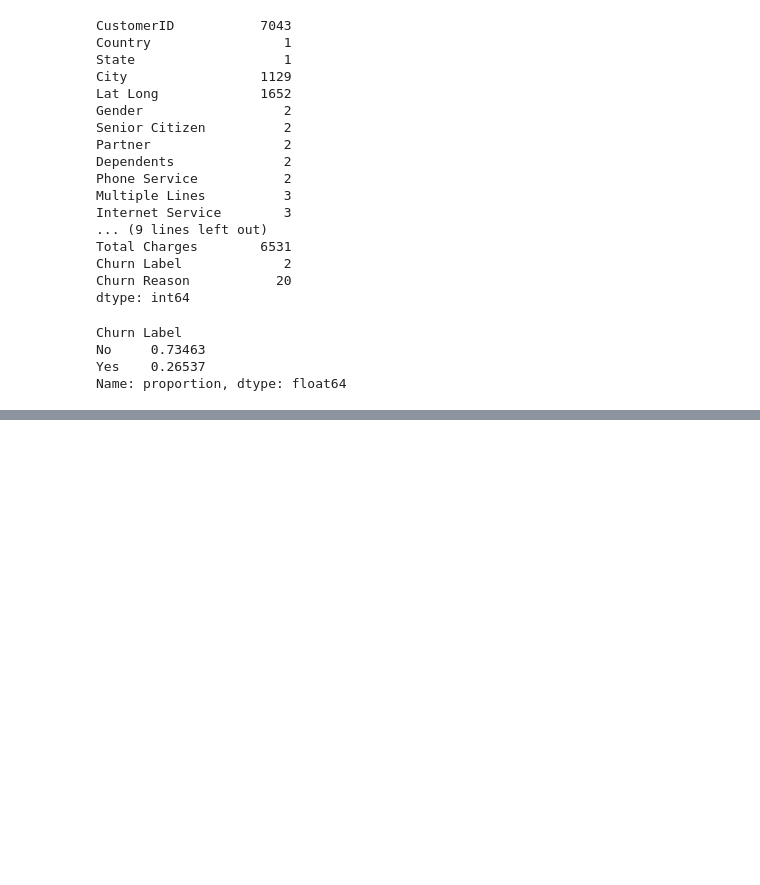
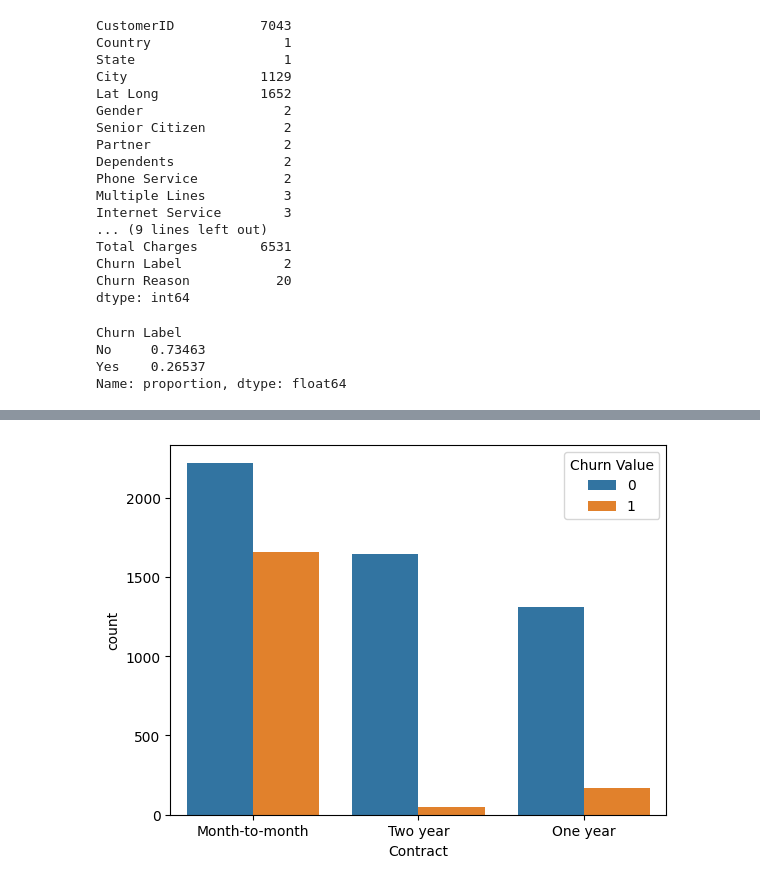
Before and after one commit to CesarALuna/customer-churn-analysis, a Jupyter notebook: notebooks/exploration.ipynb, the cells around one changed output, grey strips where cells are left out. Drawn from its saved outputs; the diff is of its cells as text; code cells hidden in the pictures; blank space fills up the shorter version.

```diff
--- a/notebooks/exploration.ipynb
+++ b/notebooks/exploration.ipynb
@@ -98,0 +138,5 @@ Name: proportion, dtype: float64
+# %%
+sns.countplot(x="Contract", hue="Churn Value",  data=df)
+plt.show()
+# %% [output]
+[figure, added]
```
Also changed, not shown: parts of 5 cells of this notebook.
